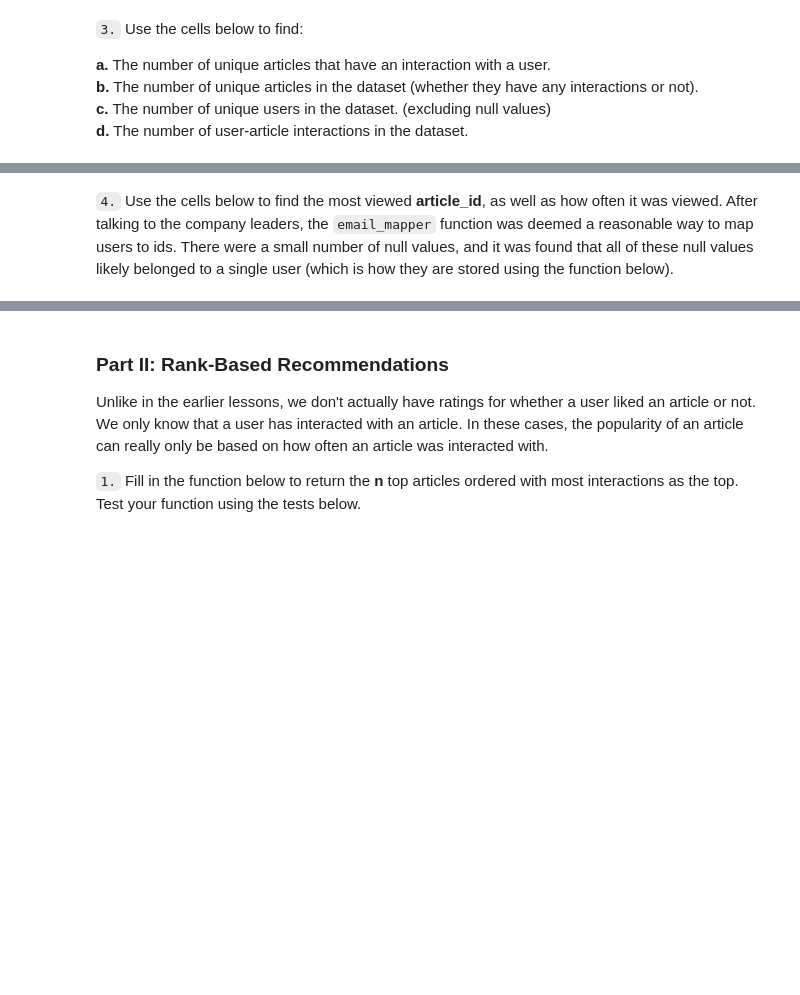
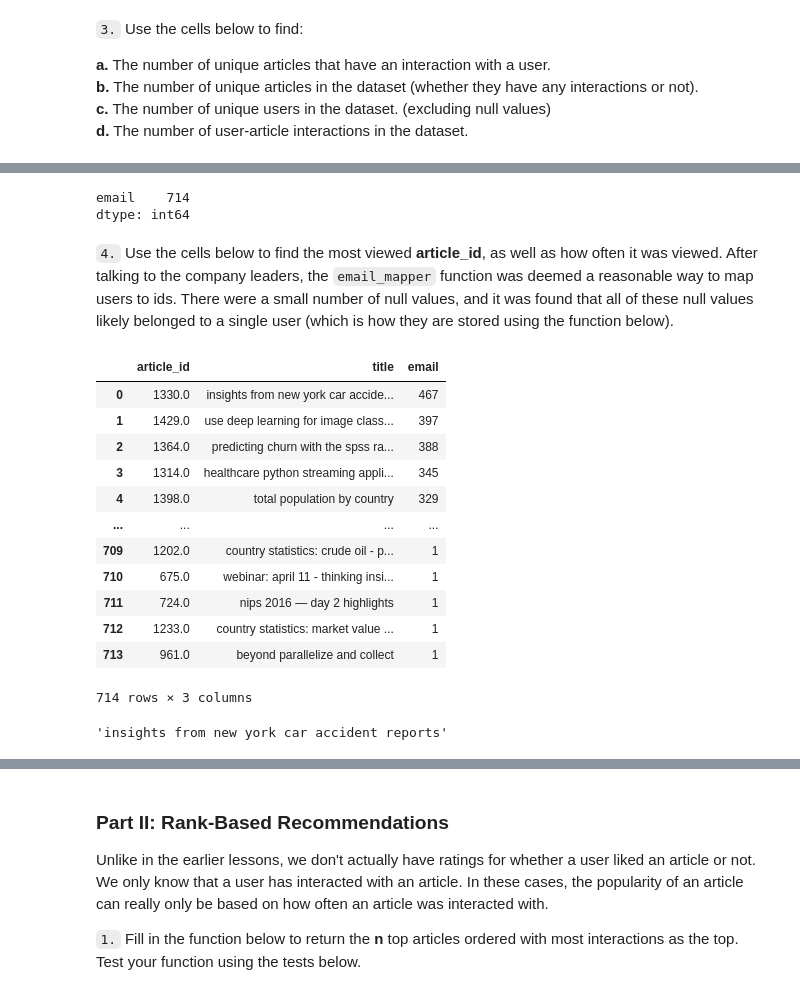
Before and after one commit to GinnCheng/Recommentation-Engines, a Jupyter notebook: Recommendations_with_IBM.ipynb, the cells around one changed output, grey strips where cells are left out. Saved outputs shown, nothing was run; the diff lists cells and outputs as text; code cells hidden in the pictures; blank space fills up the shorter version.

```diff
--- a/Recommendations_with_IBM.ipynb
+++ b/Recommendations_with_IBM.ipynb
@@ -65,4 +69,9 @@ df.title.isnull().sum()
+# %%
+# Ensure there are no duplicate rows
+df.drop_duplicates(inplace=True)
 # %%
-df.groupby(['article_id','title']).count()['email'].sort_values(ascending=False)
+# the popularity of the articles
+article_popularity = df.groupby(['article_id','title']).count()['email'].sort_values(ascending=False)
+article_popularity.head()
 # %% [output]
 article_id  title
@@ -96,3 +137,6 @@ max_views_by_user = # The maximum number of user-article interactions by any 1 u
 **b.** The number of unique articles in the dataset (whether they have any interactions or not).<br>
 **c.** The number of unique users in the dataset. (excluding null values) <br>
 **d.** The number of user-article interactions in the dataset.
+# %%
+article_popularity = pd.DataFrame(article_popularity)
+article_popularity.head()
@@ -99 +151,7 @@ max_views_by_user = # The maximum number of user-article interactions by any 1 u
+# %%
+unique_articles = article_popularity[article_popularity.email > 0].count()
+unique_articles
+# %% [output]
+email    714
+dtype: int64
 # %%
@@ -104,3 +162,24 @@ user_article_interactions = # The number of user-article interactions
 # %% [markdown]
 `4.` Use the cells below to find the most viewed **article_id**, as well as how often it was viewed.  After talking to the company leaders, the `email_mapper` function was deemed a reasonable way to map users to ids.  There were a small number of null values, and it was found that all of these null values likely belonged to a single user (which is how they are stored using the function below).
+# %%
+article_popularity = article_popularity.reset_index(drop=False)
+article_popularity
+# %% [output]
+|  | article_id | title | email |
+| 0 | 1330.0 | insights from new york car accide... | 467 |
+| 1 | 1429.0 | use deep learning for image class... | 397 |
+| 2 | 1364.0 | predicting churn with the spss ra... | 388 |
+| 3 | 1314.0 | healthcare python streaming appli... | 345 |
+| 4 | 1398.0 | total population by country | 329 |
+| ... | ... | ... | ... |
+| 709 | 1202.0 | country statistics: crude oil - p... | 1 |
+| 710 | 675.0 | webinar: april 11 - thinking insi... | 1 |
+| 711 | 724.0 | nips 2016 — day 2 highlights | 1 |
+| 712 | 1233.0 | country statistics: market value ... | 1 |
+| 713 | 961.0 | beyond parallelize and collect | 1 |
+714 rows × 3 columns
+# %%
+article_popularity.title.iloc[0]
+# %% [output]
+'insights from new york car accident reports'
 # %%
```
Also changed, not shown: parts of 14 cells of this notebook.
